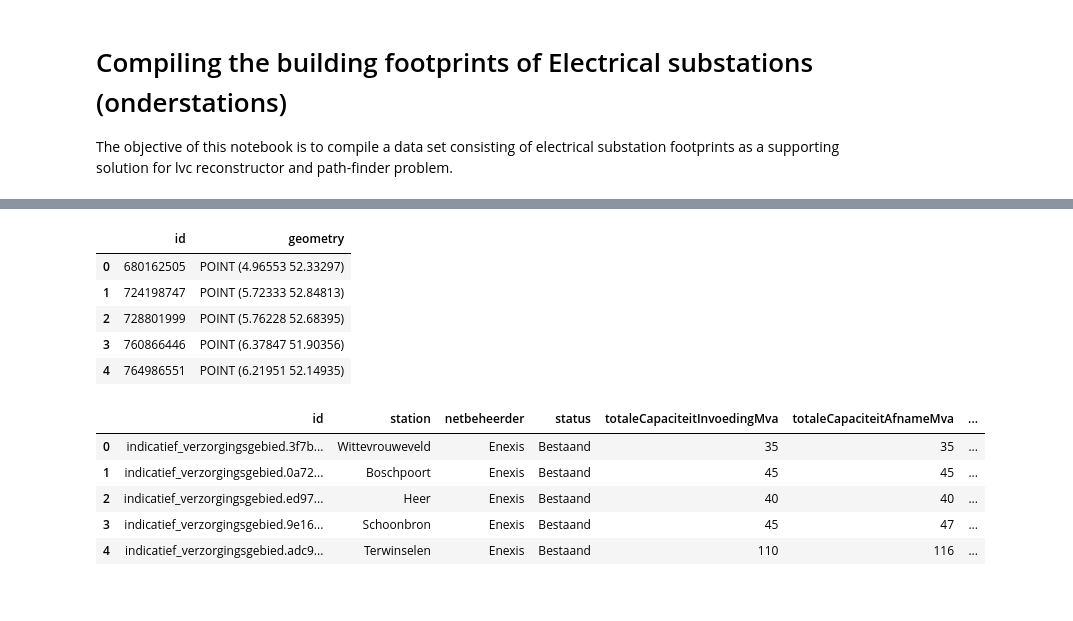
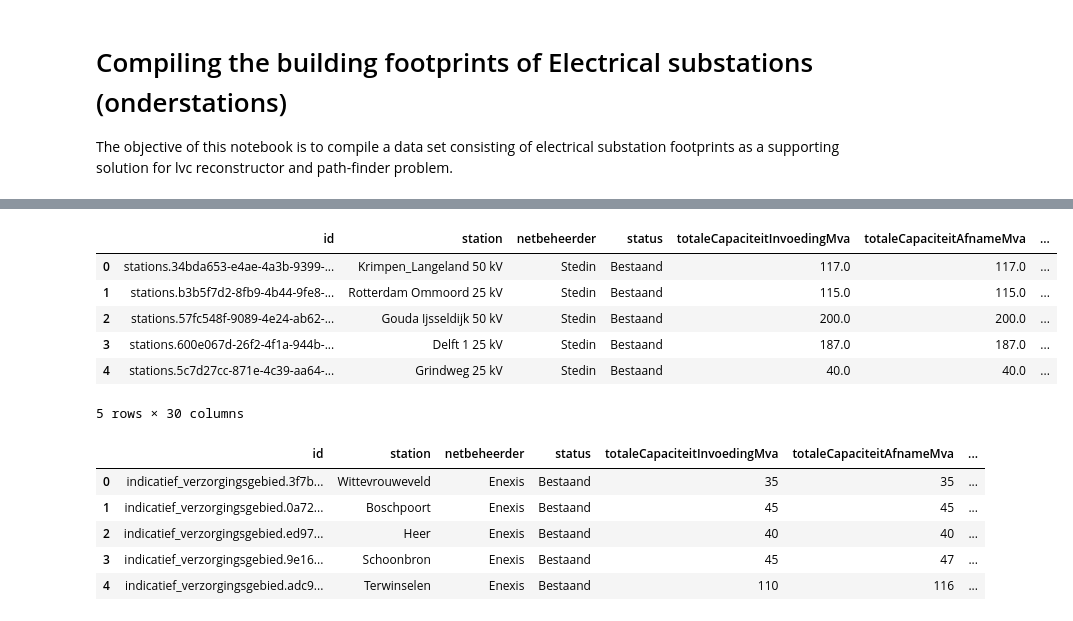
Before and after one commit to ciCciC/GeoGrids, a Jupyter notebook: notebooks/grid_reconstruction/compiling_footprint.ipynb, the cells around one changed output, grey strips where cells are left out. Saved outputs shown, nothing was run; the diff lists cells and outputs as text; code cells hidden in the pictures.

```diff
--- a/notebooks/grid_reconstruction/compiling_footprint.ipynb
+++ b/notebooks/grid_reconstruction/compiling_footprint.ipynb
@@ -20,16 +14,17 @@ In a future release, GeoPandas will switch to using Shapely by default. If you a
 # %%
 CRS = 4326
 
-stations = gpd.read_parquet('../../data/liander/onderstations.pyarrow')
+stations = gpd.read_parquet('../../data/atom/stations.parquet')
 stations = stations.to_crs(pyproj.CRS.from_epsg(CRS))
 stations.head()
 # %% [output]
-|  | id | geometry |
-| 0 | 680162505 | POINT (4.96553 52.33297) |
-| 1 | 724198747 | POINT (5.72333 52.84813) |
-| 2 | 728801999 | POINT (5.76228 52.68395) |
-| 3 | 760866446 | POINT (6.37847 51.90356) |
-| 4 | 764986551 | POINT (6.21951 52.14935) |
+|  | id | station | netbeheerder | status | totaleCapaciteitInvoedingMva | totaleCapaciteitAfnameMva | ... |
+| 0 | stations.34bda653-e4ae-4a3b-9399-... | Krimpen_Langeland 50 kV | Stedin | Bestaand | 117.0 | 117.0 | ... |
+| 1 | stations.b3b5f7d2-8fb9-4b44-9fe8-... | Rotterdam Ommoord 25 kV | Stedin | Bestaand | 115.0 | 115.0 | ... |
+| 2 | stations.57fc548f-9089-4e24-ab62-... | Gouda Ijsseldijk 50 kV | Stedin | Bestaand | 200.0 | 200.0 | ... |
+| 3 | stations.600e067d-26f2-4f1a-944b-... | Delft 1 25 kV | Stedin | Bestaand | 187.0 | 187.0 | ... |
+| 4 | stations.5c7d27cc-871e-4c39-aa64-... | Grindweg 25 kV | Stedin | Bestaand | 40.0 | 40.0 | ... |
+5 rows × 30 columns
 # %%
 verzorgingsgebied = gpd.read_parquet('../../data/atom/verzorgingsgebied.parquet')
 verzorgingsgebied = verzorgingsgebied.to_crs(CRS)
```
Also changed, not shown: parts of 18 cells of this notebook, 1 other file.
